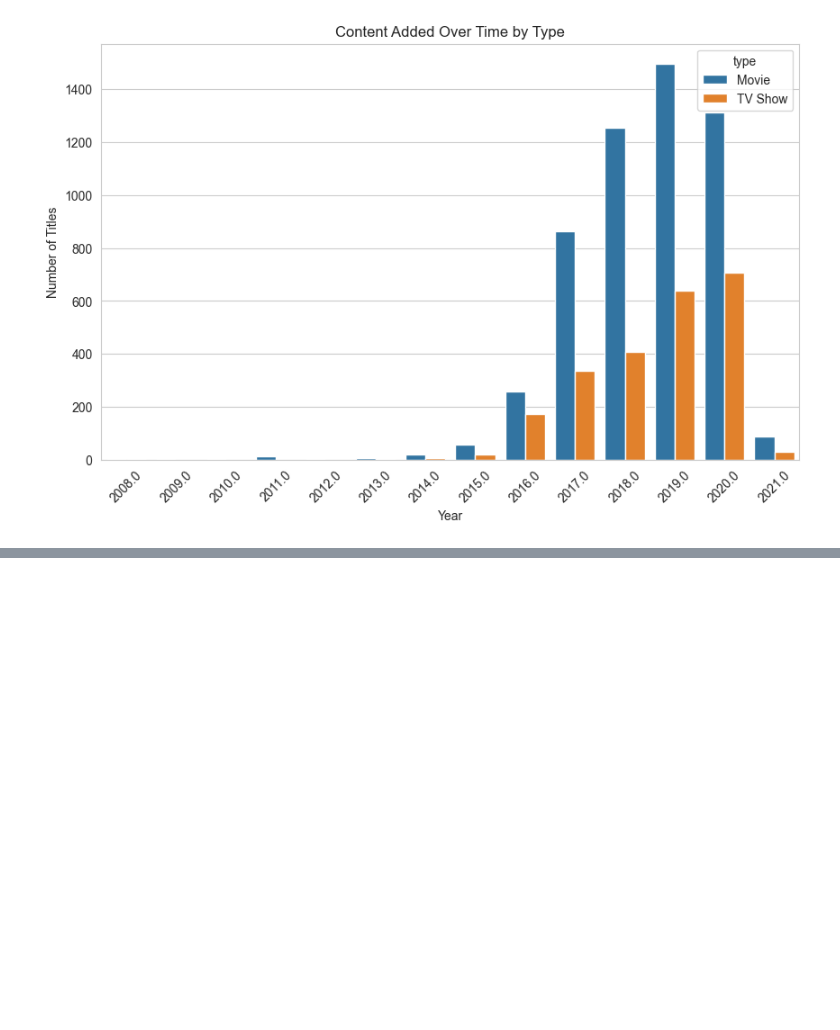
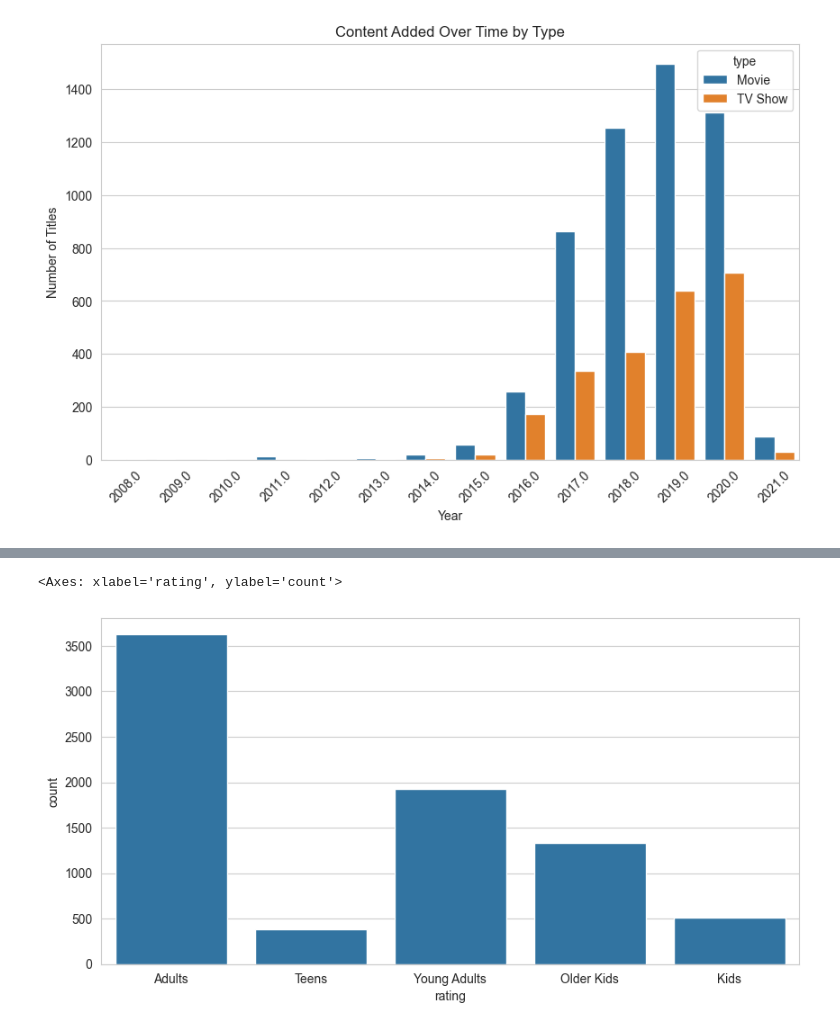
Before and after one commit to CodeByAnu-creator/Project-4, a Jupyter notebook: 2.5_data_vitualization.ipynb, the cells around one changed output, grey strips where cells are left out. Cells and saved outputs as stored; diff of their text form; code cells hidden in the pictures; blank space fills up the shorter version.

```diff
--- a/2.5_data_vitualization.ipynb
+++ b/2.5_data_vitualization.ipynb
@@ -260,0 +294,25 @@ plt.show()
+# %%
+# Changing the values in the rating column
+rating_map = {'TV-MA':'Adults',
+              'R':'Adults',
+              'PG-13':'Teens',
+              'TV-14':'Young Adults',
+              'TV-PG':'Older Kids',
+              'NR':'Adults',
+              'TV-G':'Kids',
+              'TV-Y':'Kids',
+              'TV-Y7':'Older Kids',
+              'PG':'Older Kids',
+              'G':'Kids',
+              'NC-17':'Adults',
+              'TV-Y7-FV':'Older Kids',
+              'UR':'Adults'}
+
+df['rating'].replace(rating_map, inplace = True)
+df['rating'].unique()
+# Age ratings for shows in the dataset
+plt.figure(figsize=(10,5))
+sns.countplot(x='rating',data=df)
+# %% [output]
+<Axes: xlabel='rating', ylabel='count'>
+[figure, added]
```
Also changed, not shown: parts of 4 cells of this notebook, 2 other files.
